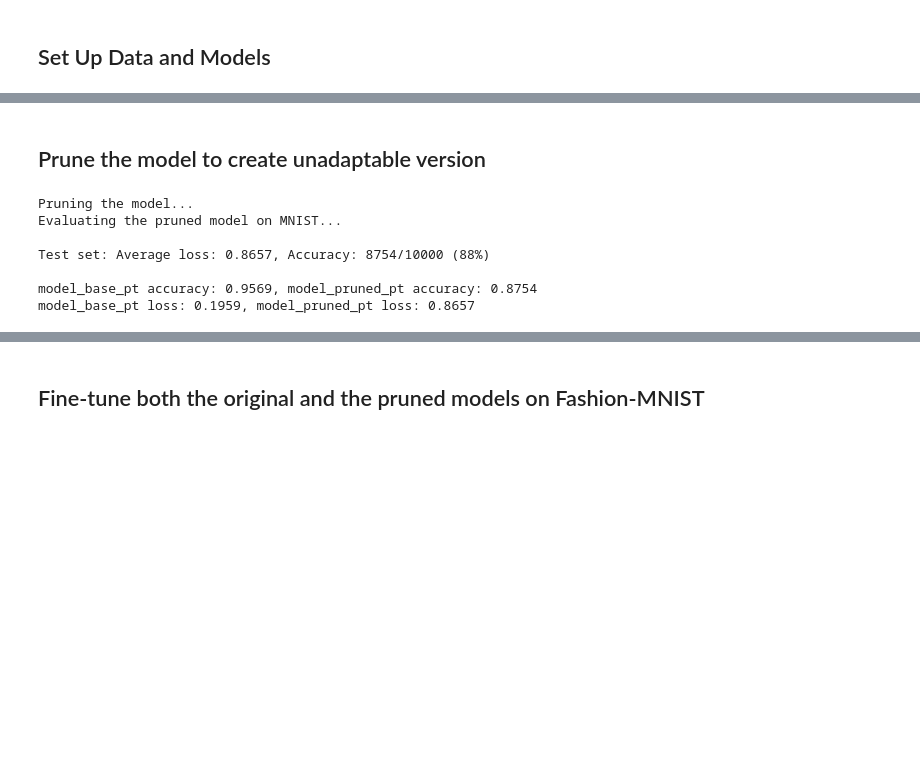
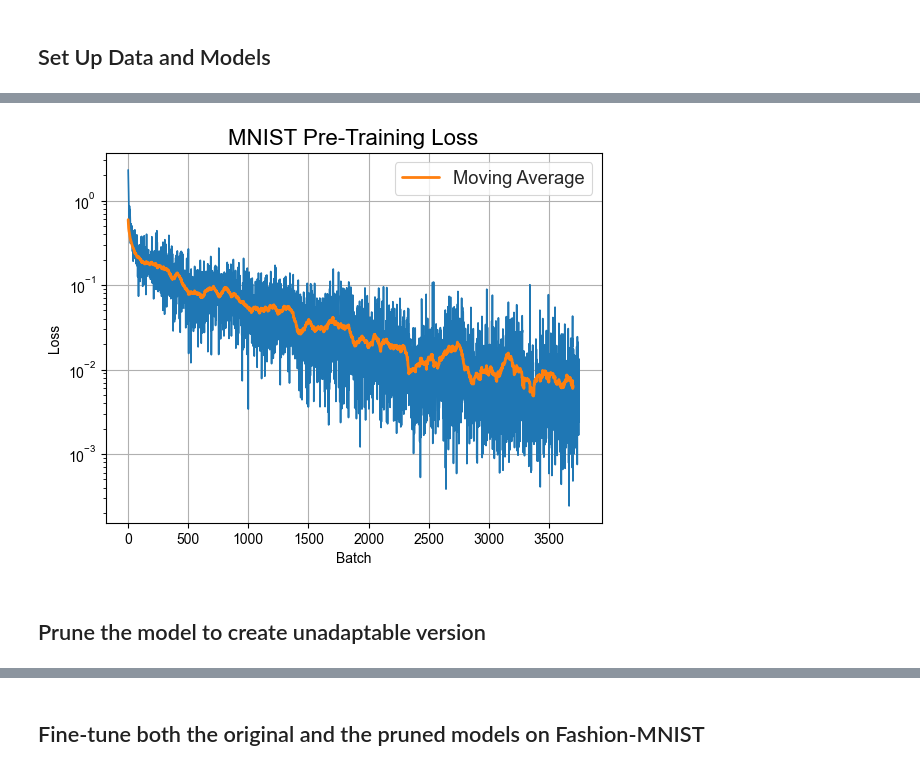
Before and after one commit to mukobi/Unadaptable-Foundation-Models, a Jupyter notebook: toy_models/mnist_pruning.ipynb, the cells around one changed output, grey strips where cells are left out. Drawn from its saved outputs; the diff is of its cells as text; code cells hidden in the pictures; blank space fills up the shorter version.

Commit message:
Do more mnist

```diff
--- a/toy_models/mnist_pruning.ipynb
+++ b/toy_models/mnist_pruning.ipynb
@@ -18,14 +23,13 @@ from tqdm.notebook import tqdm
 ## Config
 # %%
 # Hyperparameters
-batch_size = 64
+batch_size = 128
 test_batch_size = 1000
-epochs = 10 # TODO rename, also pretrain -> pt below
+pt_epochs = 8
 ft_epochs = 1
-lr = 0.01
+lr = 1e-3
 gamma = 0.7
-prune_percentage = 0.8
-seed = 1
+seed = 66
 
 # Check for CUDA
 use_cuda = torch.cuda.is_available()
@@ -160,11 +185,9 @@ def test(model, device, test_loader):
 
     return test_loss, correct / len(test_loader.dataset)
 # %%
-
 # Train the model on MNIST
-model_base_pretrain = copy.deepcopy(model_inital)
-train(model_base_pretrain, device, mnist_train_loader)
-# scheduler.step()
+model_base_pt = copy.deepcopy(model_inital)
+losses_pt = train(model_base_pt, device, mnist_train_loader)
 
 # Evaluate the model on MNIST test set
-mnist_loss, mnist_accuracy = test(model_base_pretrain, device, mnist_test_loader)
+mnist_loss_base_pt, mnist_accuracy_base_pt = test(model_base_pt, device, mnist_test_loader)
@@ -171,35 +205,19 @@ mnist_loss, mnist_accuracy = test(model_base_pretrain, device, mnist_test_loader
+# %%
+# Graph pt loss
+chart_utils.initialize_plot_no_markers()
+sns.lineplot(data=losses_pt)
+# Plot the moving average of the losses
+ma_width = 50
+losses_pt_ma = np.convolve(losses_pt, np.ones(ma_width) / ma_width, mode="valid")
+sns.lineplot(data=losses_pt_ma, label='Moving Average', linewidth=2)
+plt.title("MNIST Pre-Training Loss")
+plt.xlabel("Batch")
+plt.ylabel("Loss")
+plt.yscale("log")
+# plt.xscale("log")
+
+plt.show()
+# %% [output]
+[figure, added]
 # %% [markdown]
 ## Prune the model to create unadaptable version
-# %%
-# Pruning function
-def apply_pruning_to_model(model):
-    parameters_to_prune = (
-        (model.fc_layers[0], "weight"),
-        (model.fc_layers[2], "weight"),
-        # (model.fc3, "weight"),
-        # Tuple comprehension
-        # (module, name)
-        # for name, module in model.named_modules()
-        # if isinstance(module, nn.Linear)
-    )
-
-    for module, name in parameters_to_prune:
-        prune.l1_unstructured(module, name, amount=prune_percentage)
-
-print("Pruning the model...")
-model_pruned_pt = copy.deepcopy(model_base_pretrain)
-apply_pruning_to_model(model_pruned_pt)
-
-# Evaluate on MNIST test set
-print("Evaluating the pruned model on MNIST...")
-mnist_loss_pruned, mnist_accuracy_pruned = test(model_pruned_pt, device, mnist_test_loader)
-print(f"model_base_pt accuracy: {mnist_accuracy:.4f}, model_pruned_pt accuracy: {mnist_accuracy_pruned:.4f}")
-print(f"model_base_pt loss: {mnist_loss:.4f}, model_pruned_pt loss: {mnist_loss_pruned:.4f}")
-# %% [output]
-Pruning the model...
-Evaluating the pruned model on MNIST...
-
-Test set: Average loss: 0.8657, Accuracy: 8754/10000 (88%)
-
-model_base_pt accuracy: 0.9569, model_pruned_pt accuracy: 0.8754
-model_base_pt loss: 0.1959, model_pruned_pt loss: 0.8657
```
Also changed, not shown: parts of 22 cells of this notebook, 3 other files.
